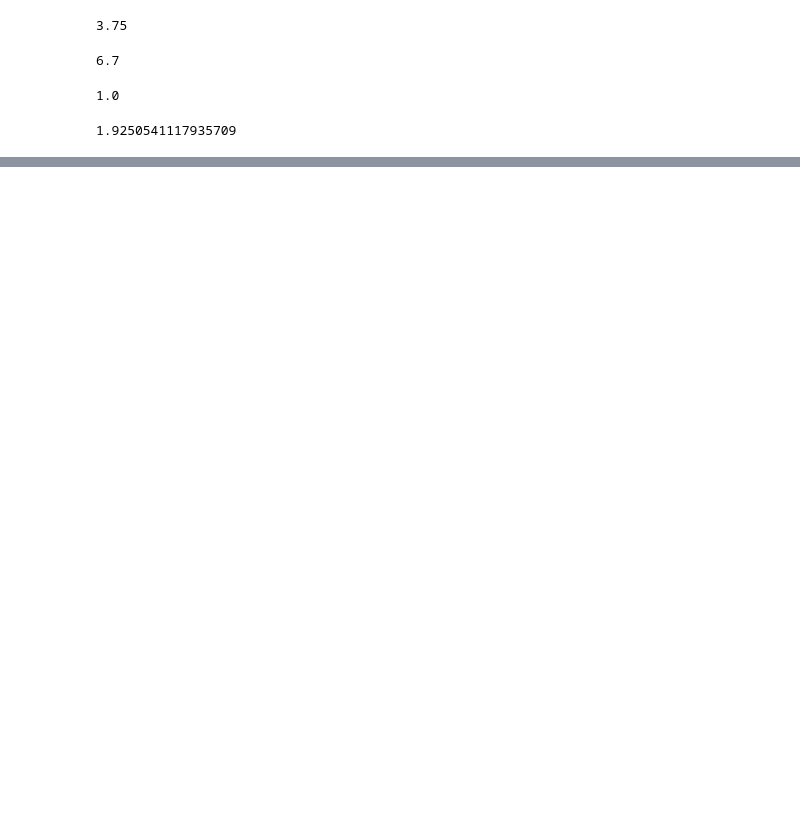
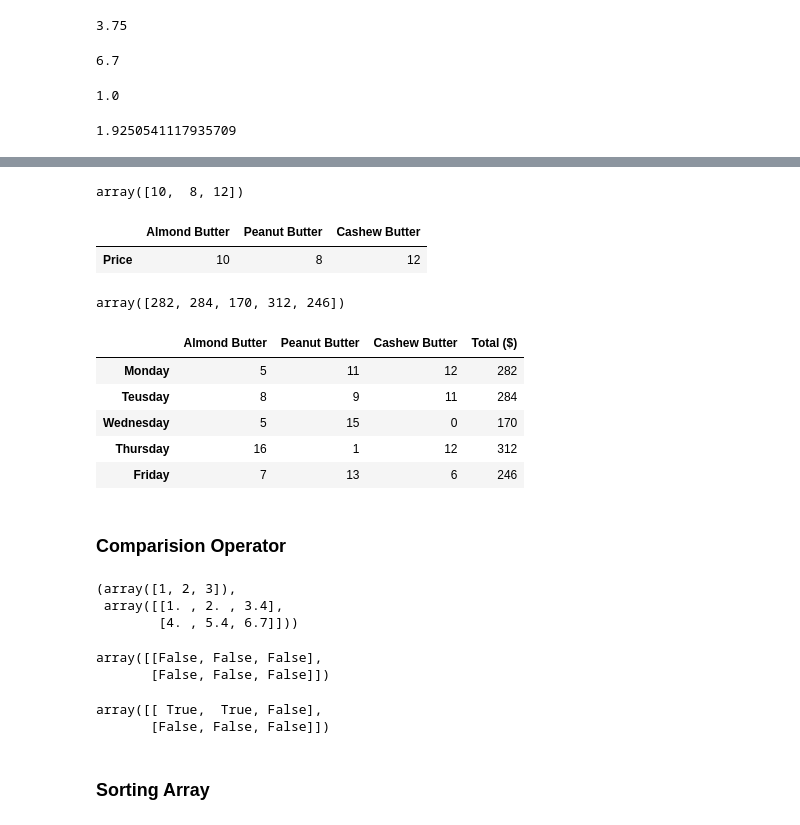
Before and after one commit to S-Arivukkarasu/Machine_Learning, a Jupyter notebook: Basic/numpy/Numpy.ipynb, the cells around one changed output, grey strips where cells are left out. Saved outputs shown, nothing was run; the diff lists cells and outputs as text; code cells hidden in the pictures; blank space fills up the shorter version.

```diff
--- a/Basic/numpy/Numpy.ipynb
+++ b/Basic/numpy/Numpy.ipynb
@@ -268,0 +408,4 @@ NameError: name 'np' is not defined
+# %%
+np.random.seed(1)
+sales_amount = np.random.randint(20, size=(5,3))
+sales_amount
@@ -268,0 +418,4 @@ NameError: name 'np' is not defined
+# %%
+weekly_data = pd.DataFrame(sales_amount, index=["Monday", "Teusday", "Wednesday", "Thursday", "Friday"],
+                           columns=["Almond Butter", "Peanut Butter", "Cashew Butter"])
+weekly_data
@@ -268,0 +429,47 @@ NameError: name 'np' is not defined
+# %%
+prices = np.array([10, 8, 12])
+prices
+# %% [output]
+array([10,  8, 12])
+# %%
+butter_price = pd.DataFrame(prices.reshape(1, 3), index=["Price"],
+                           columns=["Almond Butter", "Peanut Butter", "Cashew Butter"])
+butter_price
+# %% [output]
+|  | Almond Butter | Peanut Butter | Cashew Butter |
+| Price | 10 | 8 | 12 |
+# %%
+total_sales = np.dot(sales_amount, prices.T)
+total_sales
+# %% [output]
+array([282, 284, 170, 312, 246])
+# %%
+weekly_data["Total ($)"] = total_sales.T
+weekly_data
+# %% [output]
+|  | Almond Butter | Peanut Butter | Cashew Butter | Total ($) |
+| Monday | 5 | 11 | 12 | 282 |
+| Teusday | 8 | 9 | 11 | 284 |
+| Wednesday | 5 | 15 | 0 | 170 |
+| Thursday | 16 | 1 | 12 | 312 |
+| Friday | 7 | 13 | 6 | 246 |
+# %% [markdown]
+### Comparision Operator
+# %%
+a1, a2
+# %% [output]
+(array([1, 2, 3]),
+ array([[1. , 2. , 3.4],
+        [4. , 5.4, 6.7]]))
+# %%
+a1>a2
+# %% [output]
+array([[False, False, False],
+       [False, False, False]])
+# %%
+a1 >= a2
+# %% [output]
+array([[ True,  True, False],
+       [False, False, False]])
+# %% [markdown]
+### Sorting Array
```
Also changed, not shown: parts of 49 cells of this notebook, 5 other files.
